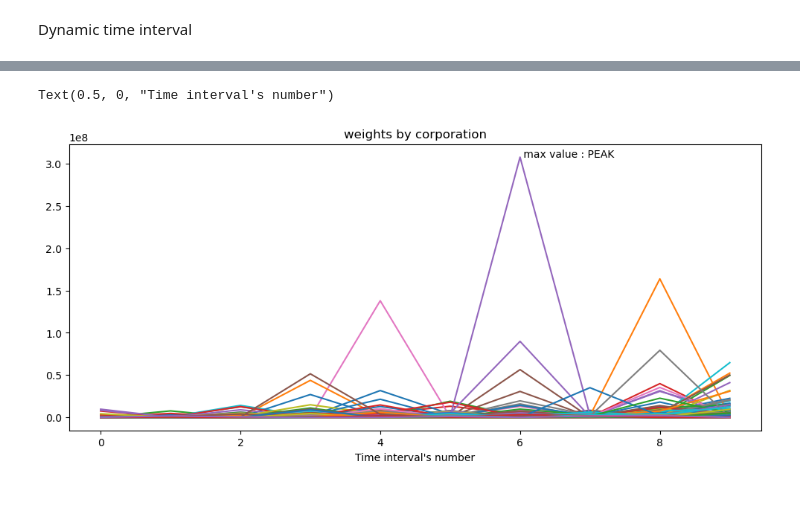
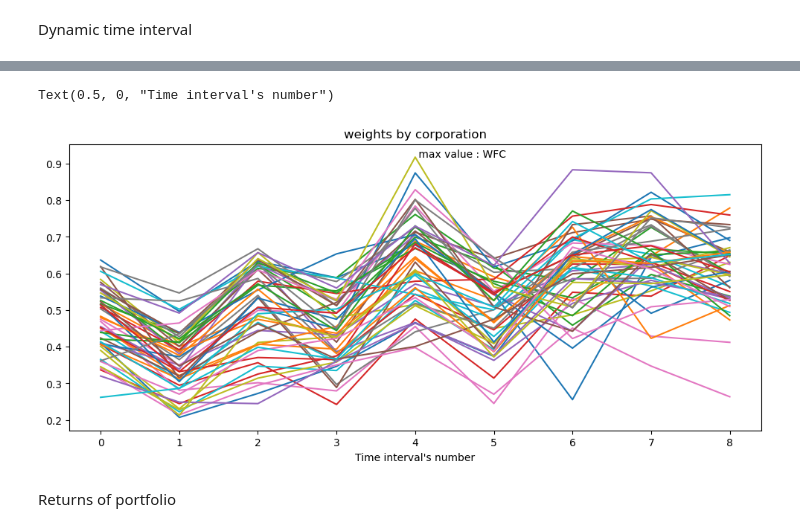
Before and after one commit to CastanieAlexandre/TP-Climate-finance, a Jupyter notebook: NB_TPClimateFInance.ipynb, the cells around one changed output, grey strips where cells are left out. Cells and saved outputs as stored; diff of their text form; code cells hidden in the pictures; blank space fills up the shorter version.

```diff
--- a/NB_TPClimateFInance.ipynb
+++ b/NB_TPClimateFInance.ipynb
@@ -30 +100,3 @@ plt.show()
+# %%
+df_sp=add_return(df_sp)
 # %% [markdown]
@@ -60,0 +108,6 @@ NbT=int(len(df_stock)/T)+1
+# %%
+interval0=df_50best.index[(df_50best.index < '1993-01-01')]
+T=len(interval0)
+NbT=int(len(df_50best)/T)
+print(f"Number of time intervals = {NbT}\nSize of first interval = {T}")
+df_carbonfootprint=df_carbonfootprint.set_index('ID')
@@ -62,9 +118,9 @@ NbT=int(len(df_stock)/T)+1
 Dynamic time interval
 # %%
 def Intervalle(i):
-    I=df_stock.index[(df_stock.index < '1993-01-01')]
-    if i==10:
-        I=df_stock.index[(df_stock.index > Intervalle(9).max())]
+    I=df_50best.index[(df_50best.index < '1993-01-01')]
+    if i==NbT:
+        I=df_50best.index[(df_50best.index > Intervalle(NbT-1).max())]
     if 0<i<NbT:
-        I=df_stock.index[(df_stock.index > Intervalle(i-1).max())&(df_stock.index < Intervalle(i-1).max()+np.timedelta64(T+1, 'W'))]
+        I=df_50best.index[(df_50best.index > Intervalle(i-1).max())&(df_50best.index < Intervalle(i-1).max()+np.timedelta64(T+1, 'W'))]
     return I
@@ -73,17 +141,19 @@ Optimization
 # %%
-#weights for each corporation
+%%time
+
 lw=[]
 a=0
 weights={}
-for c in df_stock.columns[int(len(df_stock.columns)/2):]:
+for c in df_50best.columns[:int(len(df_50best.columns)/2)]:
     for i in range(NbT):
         model=gp.Model()
         model.Params.LogToConsole = 0
         w=model.addVar(vtype=gp.GRB.CONTINUOUS)
 
-        model.setObjective((gp.quicksum(w*df_stock.loc[t,c]-df_sp.loc[t,:] for t in Intervalle(i))**2)/len(Intervalle(i)),gp.GRB.MINIMIZE)
+        model.setObjective(gp.quicksum((w*df_50best.loc[t,f"Return {c}"]-df_sp.loc[t,'Return S&P 500 COMPOSITE - TOT RETURN IND'])**2 for t in Intervalle(i))/len(Intervalle(i)),gp.GRB.MINIMIZE)
+        constraint=model.addConstr(w*df_carbonfootprint.loc[c,'EMISSIONS']/df_carbonfootprint.loc[c,'MARKET_VALUE']<=0.5*df_carbonfootprint.loc[c,'CARBON_FOOTPRINT'])
         model.update()
         model.optimize()
-        lw.append(w.x)
-    weights[c[7:]]=lw[a:]
-    a+=10
+        lw.append(np.sqrt(w.x))
+    weights[c]=lw[a:]
+    a+=NbT
@@ -106,7 +178,9 @@ dfweights.head(10)
 # %%
 ax=dfweights.plot(legend=False,title='weights by corporation',figsize=(12,5))
-ax.text(6,dfweights.max(axis=0).max()," max value : "+f"{dfweights.max(axis=0).idxmax()}")
+ax.text(4,dfweights.max(axis=0).max()," max value : "+f"{dfweights.max(axis=0).idxmax()}")
 ax.set_xlabel("Time interval's number")
 # %% [output]
 Text(0.5, 0, "Time interval's number")
-[figure, old version]
+[figure, new version]
+# %% [markdown]
+Returns of portfolio
```
Also changed, not shown: parts of 43 cells of this notebook.
